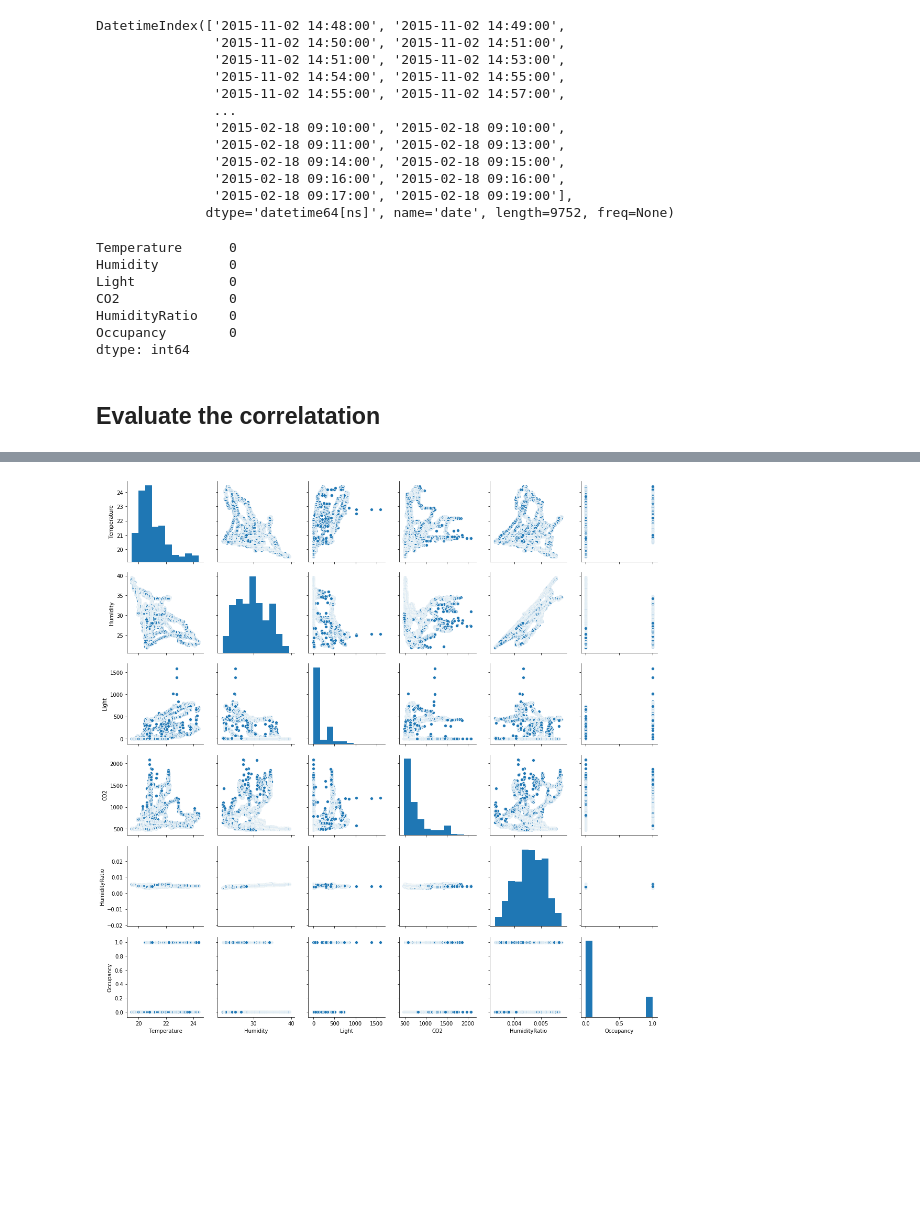
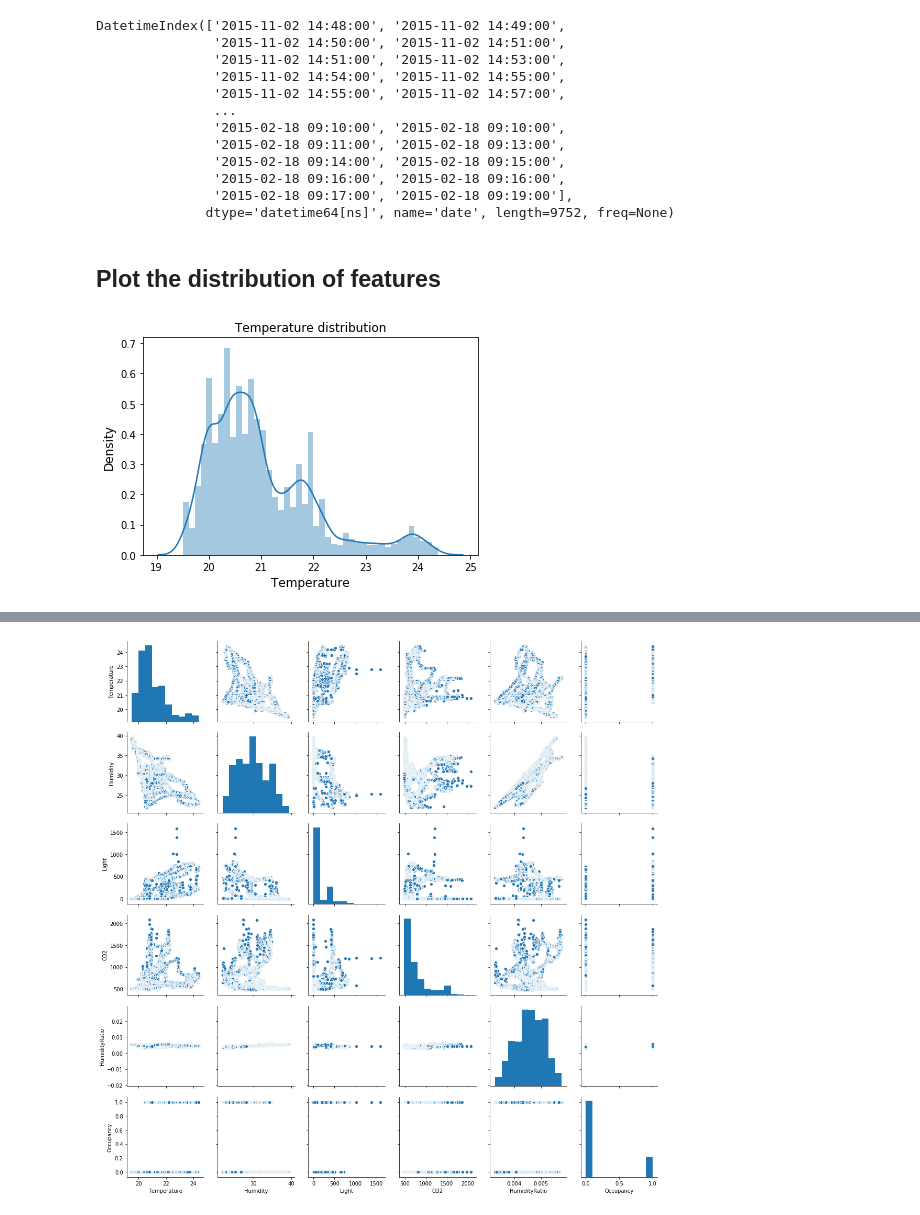
Before and after one commit to Ana-Andre/Room_Occupancy_Detection, a Jupyter notebook: 2_Code/3_Dataset2_preprocess.ipynb, the cells around one changed output, grey strips where cells are left out. Drawn from its saved outputs; the diff is of its cells as text; code cells hidden in the pictures; blank space fills up the shorter version.

```diff
--- a/2_Code/3_Dataset2_preprocess.ipynb
+++ b/2_Code/3_Dataset2_preprocess.ipynb
@@ -144,16 +201,16 @@ DatetimeIndex(['2015-11-02 14:48:00', '2015-11-02 14:49:00',
                '2015-02-18 09:16:00', '2015-02-18 09:16:00',
                '2015-02-18 09:17:00', '2015-02-18 09:19:00'],
               dtype='datetime64[ns]', name='date', length=9752, freq=None)
-# %%
-# checking for missing values
-data_val_dateidx.isnull().sum()
-# %% [output]
-Temperature      0
-Humidity         0
-Light            0
-CO2              0
-HumidityRatio    0
-Occupancy        0
-dtype: int64
-# %% [markdown]
-## Evaluate the correlatation
+# %% [markdown]
+<a name="distribution"></a>
+## Plot the distribution of features
+# %%
+# distribution of Temperature
+temperature = [data_val_dateidx['Temperature'].values]
+sns.distplot(temperature)
+plt.title("Temperature distribution")
+plt.xlabel("Temperature", fontsize = 12)
+plt.ylabel("Density", fontsize = 12)
+plt.show()
+# %% [output]
+[figure, added]
```
Also changed, not shown: parts of 25 cells of this notebook, 2 other files.
